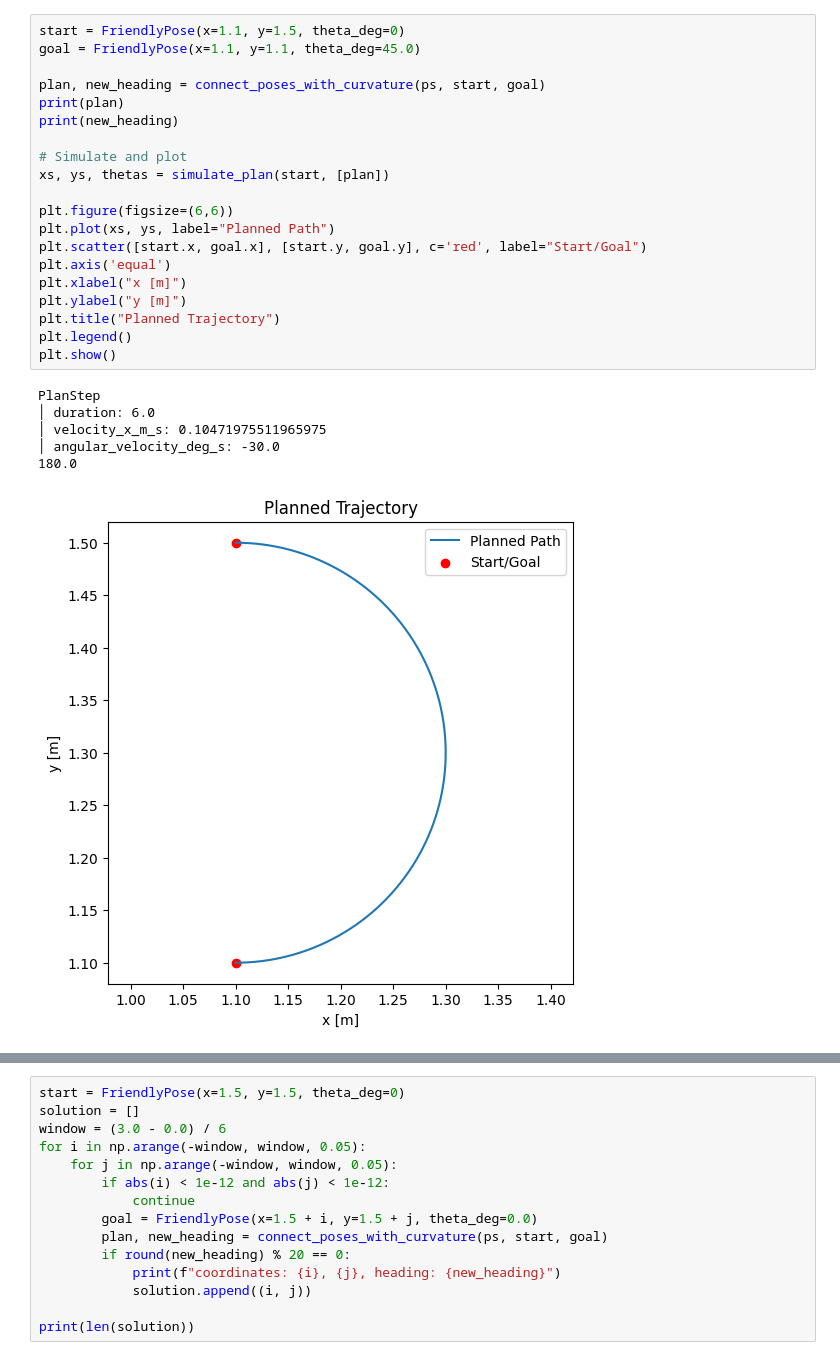
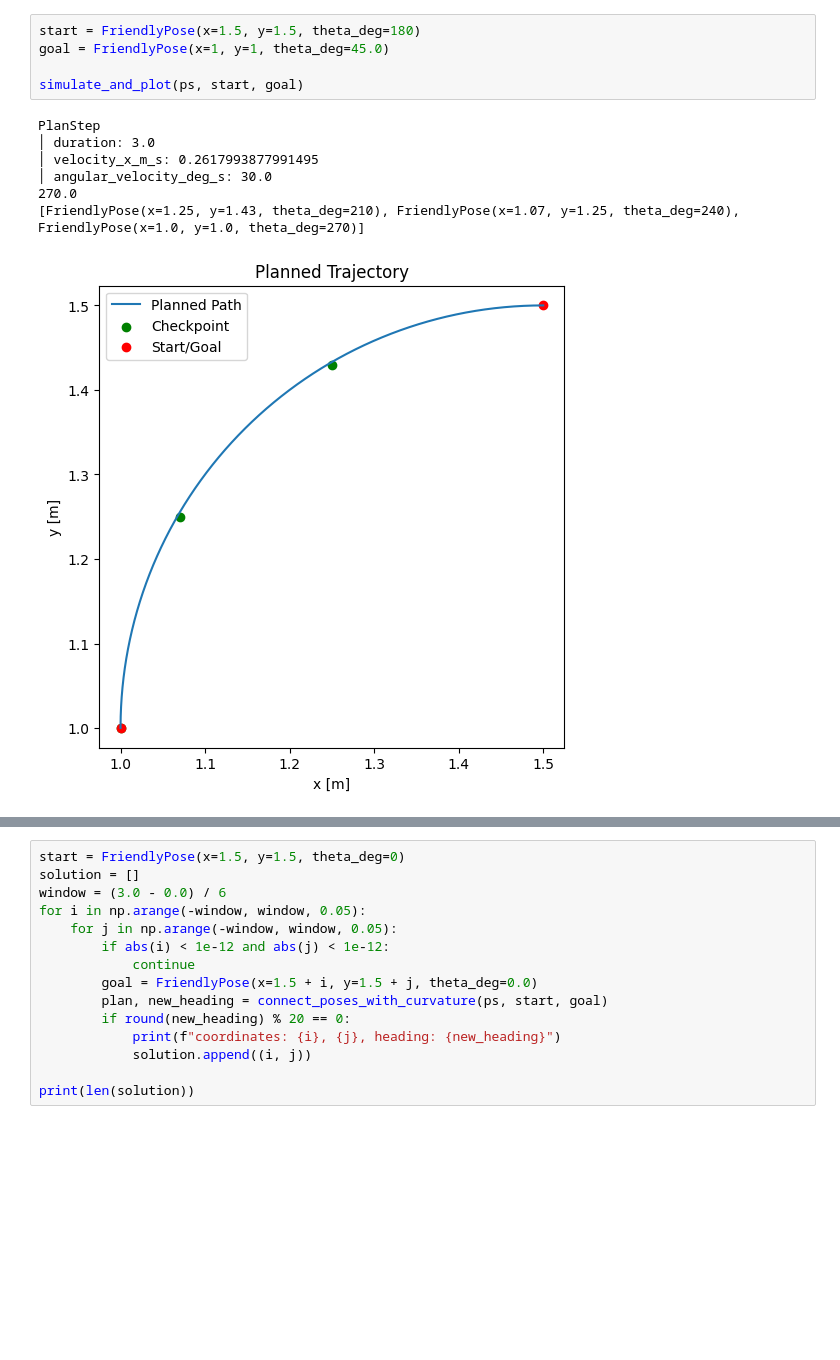
Before and after one commit to guillaumeboniface/duckietown-lx, a Jupyter notebook: planning/notebooks/02-Path-Planner/test_curvature.ipynb, the cells around one changed output, grey strips where cells are left out. Drawn from its saved outputs; the diff is of its cells as text; blank space fills up the shorter version.

```diff
--- a/planning/notebooks/02-Path-Planner/test_curvature.ipynb
+++ b/planning/notebooks/02-Path-Planner/test_curvature.ipynb
@@ -306,27 +100,13 @@ PlanStep
-# %%
-start = FriendlyPose(x=1.1, y=1.5, theta_deg=0)
-goal = FriendlyPose(x=1.1, y=1.1, theta_deg=45.0)
-
-plan, new_heading = connect_poses_with_curvature(ps, start, goal)
-print(plan)
-print(new_heading)
-
-# Simulate and plot
-xs, ys, thetas = simulate_plan(start, [plan])
-
-plt.figure(figsize=(6,6))
-plt.plot(xs, ys, label="Planned Path")
-plt.scatter([start.x, goal.x], [start.y, goal.y], c='red', label="Start/Goal")
-plt.axis('equal')
-plt.xlabel("x [m]")
-plt.ylabel("y [m]")
-plt.title("Planned Trajectory")
-plt.legend()
-plt.show()
-# %% [output]
-PlanStep
-│ duration: 6.0
-│ velocity_x_m_s: 0.10471975511965975
-│ angular_velocity_deg_s: -30.0
-180.0
-[figure, removed]
+# %%
+start = FriendlyPose(x=1.5, y=1.5, theta_deg=180)
+goal = FriendlyPose(x=1, y=1, theta_deg=45.0)
+
+simulate_and_plot(ps, start, goal)
+# %% [output]
+PlanStep
+│ duration: 3.0
+│ velocity_x_m_s: 0.2617993877991495
+│ angular_velocity_deg_s: 30.0
+270.0
+[FriendlyPose(x=1.25, y=1.43, theta_deg=210), FriendlyPose(x=1.07, y=1.25, theta_deg=240), FriendlyPose(x=1.0, y=1.0, theta_deg=270)]
+[figure, added]
```
Also changed, not shown: parts of 20 cells of this notebook, 5 other files.
